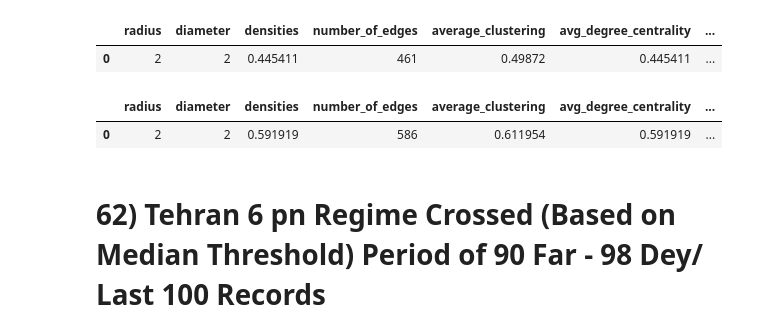
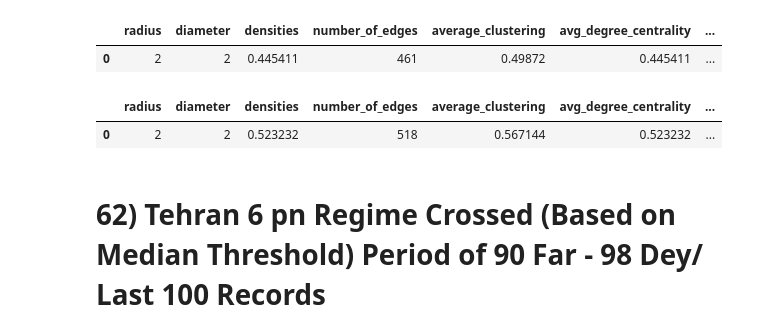
Before and after one commit to hossein4527/Time_Series_Trend_Forcasting, a Jupyter notebook: Codes/nw_6pnRegimes.ipynb, the cells around one changed output. Cells and saved outputs as stored; diff of their text form; code cells hidden in the pictures.

```diff
--- a/Codes/nw_6pnRegimes.ipynb
+++ b/Codes/nw_6pnRegimes.ipynb
@@ -561,10 +561,10 @@ nm.get_network_features(crossed_network_SixReg_pn_5)
 # %%
 nm.get_network_features(crossed_network_SixReg_pn_5).to_csv('Excels/61_5.csv')
 # %%
-crossed_network_SixReg_pn_6_98 = nm.construct_network(tehran_df_SixReg_pn_6_same_length_98, method='crossed_100_', threshold=thr60)
+crossed_network_SixReg_pn_6 = nm.construct_network(tehran_df_SixReg_pn_6_same_length, method='crossed_100_', threshold=thr61)
 # %%
-nm.get_network_features(crossed_network_SixReg_pn_6_98)
+nm.get_network_features(crossed_network_SixReg_pn_6)
 # %% [output]
 |  | radius | diameter | densities | number_of_edges | average_clustering | avg_degree_centrality | ... |
-| 0 | 2 | 2 | 0.591919 | 586 | 0.611954 | 0.591919 | ... |
+| 0 | 2 | 2 | 0.523232 | 518 | 0.567144 | 0.523232 | ... |
 # %%
```
Also changed, not shown: parts of 12 cells of this notebook, 11 other files.
